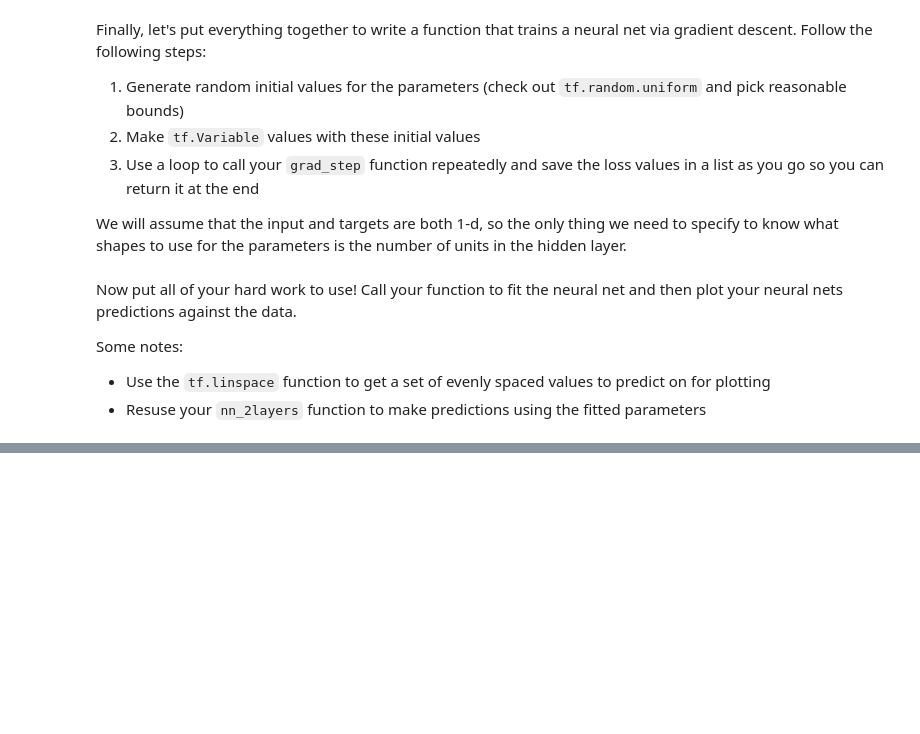
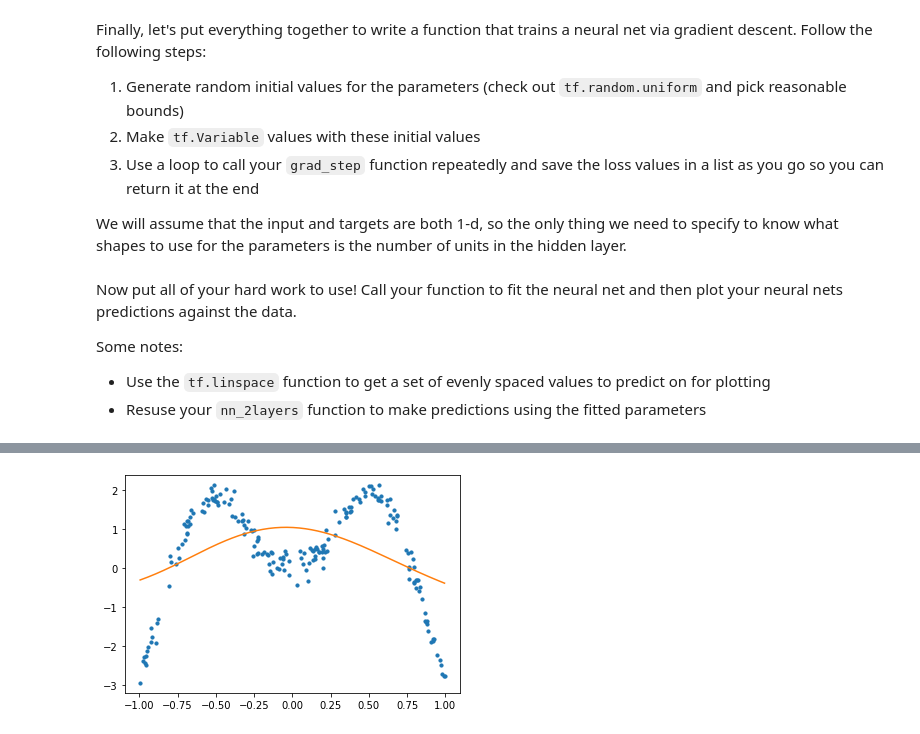
Before and after one commit to ka741/ANLY_590_Labs, a Jupyter notebook: tf_and_keras.ipynb, the cells around one changed output, grey strips where cells are left out. Cells and saved outputs as stored; diff of their text form; code cells hidden in the pictures; blank space fills up the shorter version.

```diff
--- a/tf_and_keras.ipynb
+++ b/tf_and_keras.ipynb
@@ -162,0 +282,24 @@ Some notes:
+# %%
+# keras is object oriented
+# pass a list of the layers in your neural net
+model = tfk.Sequential([
+  tfk.layers.InputLayer((1,)),
+  tfk.layers.Dense(8, activation=tf.tanh),
+  tfk.layers.Dense(1, activation=None)
+])
+
+model.summary
+
+loss = tfk.losses.MeanSquaredError()
+opt = tfk.optimizers.Adam()
+model.compile(opt, loss)
+
+results = model.fit(x, y, epochs=1000, batch_size=x.shape[0], verbose=0)
+# %%
+y_hat = model(x_grid)
+plt.scatter(x, y, s=10)
+plt.plot([], [])
+plt.plot(x_grid, y_hat)
+plt.show()
+# %% [output]
+[figure, added]
```
Also changed, not shown: parts of 13 cells of this notebook.
